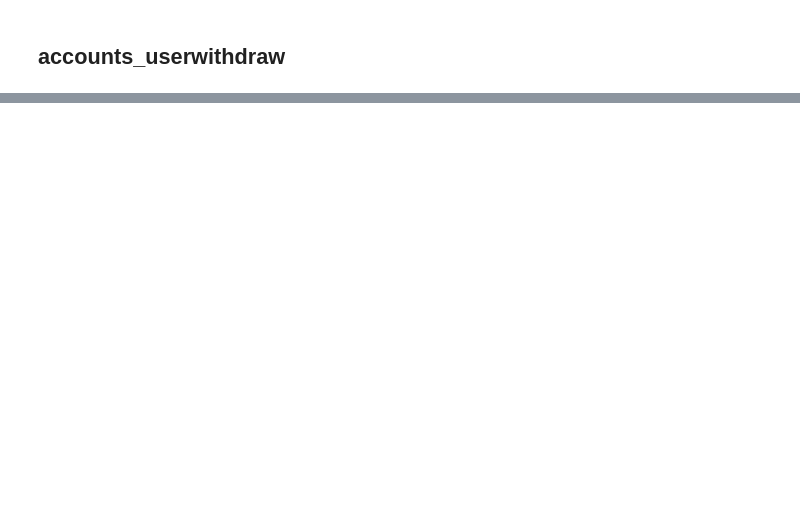
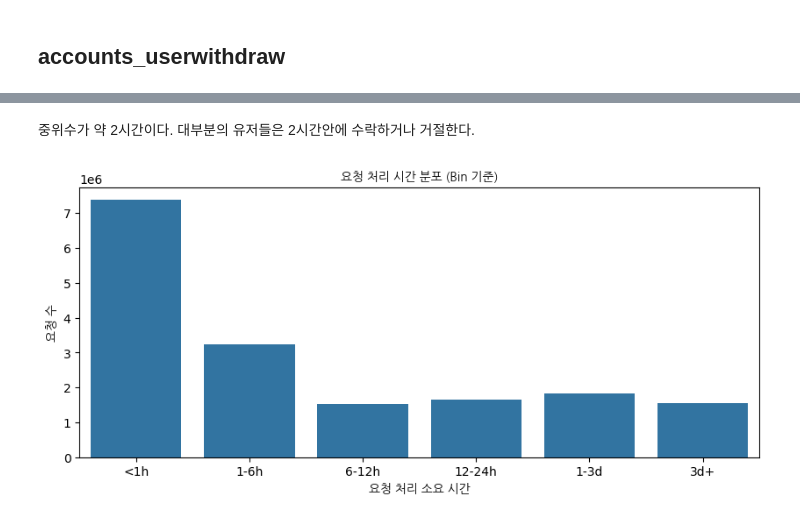
Before and after one commit to seung127/codeit_project, a Jupyter notebook: codeit-project-docker/notebooks/EDA.ipynb, the cells around one changed output, grey strips where cells are left out. Drawn from its saved outputs; the diff is of its cells as text; code cells hidden in the pictures; blank space fills up the shorter version.

```diff
--- a/codeit-project-docker/notebooks/EDA.ipynb
+++ b/codeit-project-docker/notebooks/EDA.ipynb
@@ -297,0 +1419,16 @@ display(accounts_userwithdraw['reason'].value_counts())
+# %%
+# 1. datetime 변환
+accounts_friendrequest['created_at'] = pd.to_datetime(accounts_friendrequest['created_at'], errors='coerce')
+accounts_friendrequest['updated_at'] = pd.to_datetime(accounts_friendrequest['updated_at'], errors='coerce')
+
+# 2. 결측 제거
+accounts_friendrequest = accounts_friendrequest.dropna(subset=['created_at', 'updated_at'])
+
+# 3. duration 계산
+accounts_friendrequest['duration'] = accounts_friendrequest['updated_at'] - accounts_friendrequest['created_at']
+accounts_friendrequest['duration_sec'] = accounts_friendrequest['duration'].dt.total_seconds()
+
+# 4. 메모리 줄이기 (선택)
+accounts_friendrequest['status'] = accounts_friendrequest['status'].astype('category')
+accounts_friendrequest['receive_user_id'] = accounts_friendrequest['receive_user_id'].astype('int32')
+accounts_friendrequest['send_user_id'] = accounts_friendrequest['send_user_id'].astype('int32')
@@ -297,0 +1442,18 @@ display(accounts_userwithdraw['reason'].value_counts())
+# %% [markdown]
+중위수가 약 2시간이다.
+대부분의 유저들은 2시간안에 수락하거나 거절한다.
+# %%
+accounts_friendrequest['duration_hour'] = accounts_friendrequest['duration_sec'] / 3600
+bins = [0, 1, 6, 12, 24, 72, accounts_friendrequest['duration_hour'].max()]
+labels = ['<1h', '1-6h', '6-12h', '12-24h', '1-3d', '3d+']
+
+accounts_friendrequest['duration_bin'] = pd.cut(accounts_friendrequest['duration_hour'], bins=bins, labels=labels, include_lowest=True)
+
+plt.figure(figsize=(10, 4))
+sns.countplot(data=accounts_friendrequest, x='duration_bin', order=labels)
+plt.xlabel('요청 처리 소요 시간',fontproperties=fontprop)
+plt.ylabel('요청 수',fontproperties=fontprop)
+plt.title('요청 처리 시간 분포 (Bin 기준)',fontproperties=fontprop)
+plt.show()
+# %% [output]
+[figure, added]
```
Also changed, not shown: parts of 80 cells of this notebook, 5 other files.
